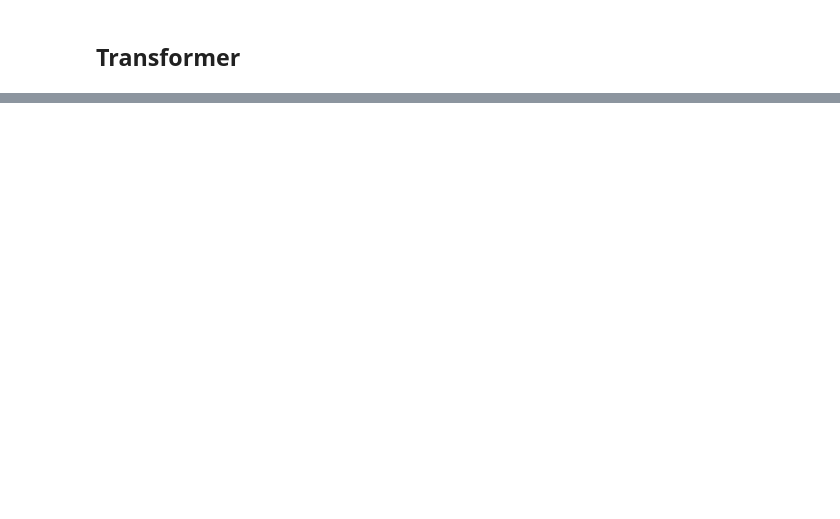
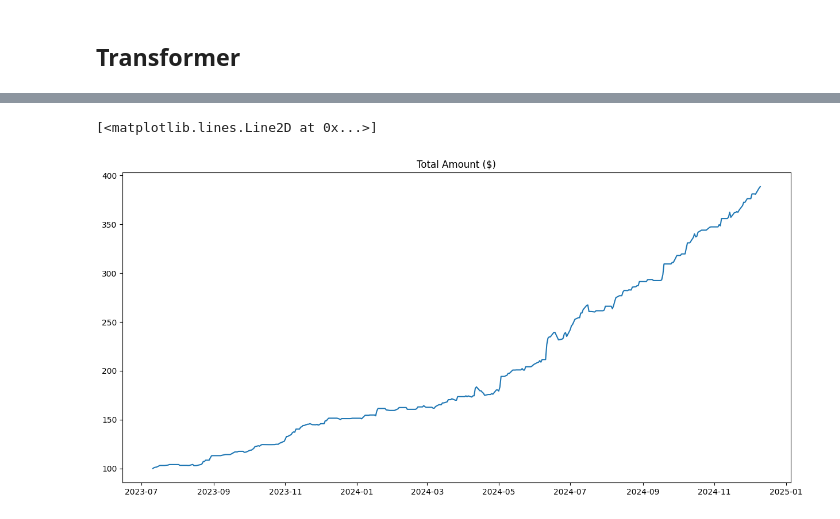
Before and after one commit to egeatmaca/stock_price_prediction, a Jupyter notebook: transformers_and_lstm.ipynb, the cells around one changed output, grey strips where cells are left out. Drawn from its saved outputs; the diff is of its cells as text; code cells hidden in the pictures; blank space fills up the shorter version.

```diff
--- a/transformers_and_lstm.ipynb
+++ b/transformers_and_lstm.ipynb
@@ -592,0 +704,11 @@ simulate(model, test_loader, df_backtest_test, historical_data['Close'], ticker_
+# %%
+amts = [100]
+for r in returns:
+    amts.append(amts[-1]*(1+r))
+
+plt.figure(figsize=(15, 7))
+plt.title('Total Amount ($)')
+plt.plot(df_backtest_test.index[6:], amts)
+# %% [output]
+[<matplotlib.lines.Line2D at 0x...>]
+[figure, added]
```
Also changed, not shown: parts of 31 cells of this notebook.
